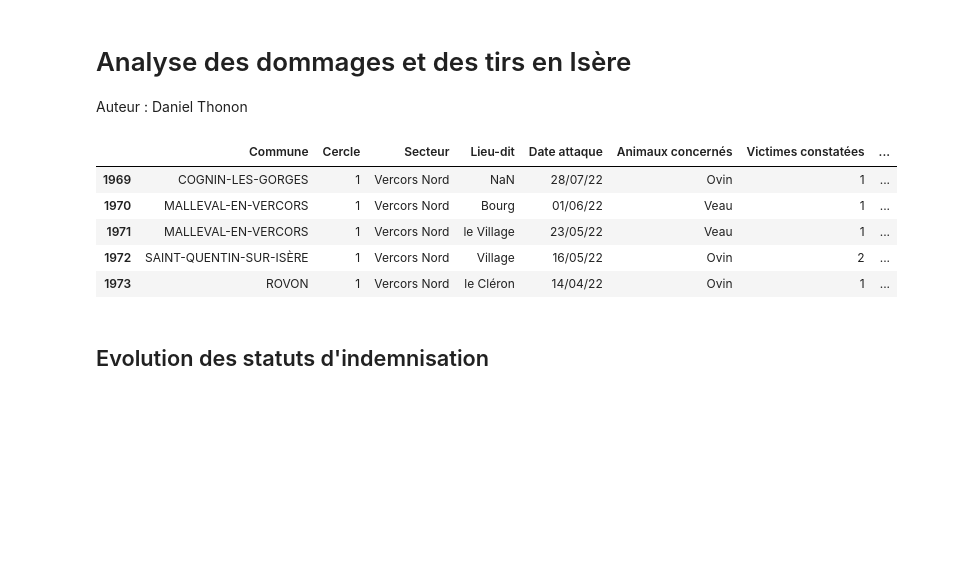
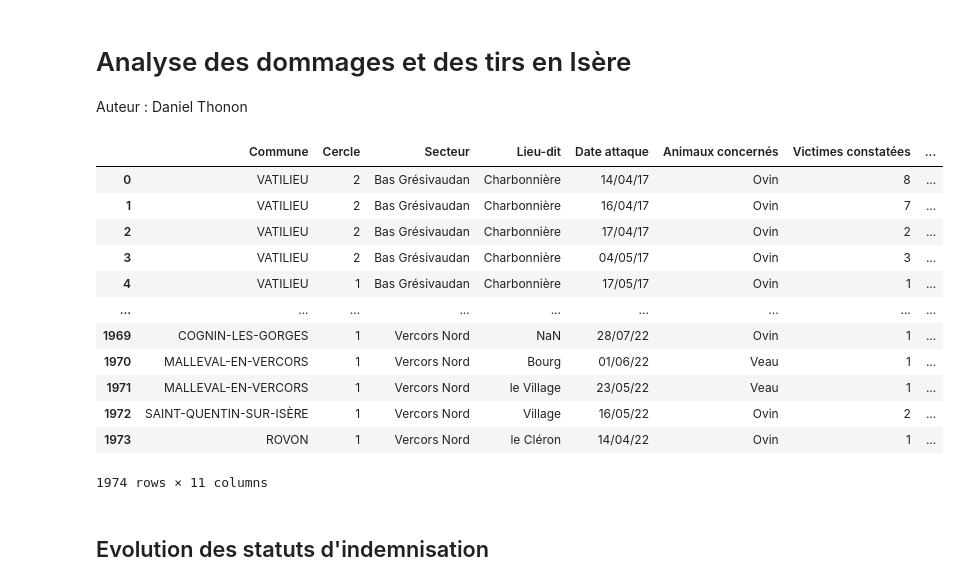
Before and after one commit to dthonon/pna_loup_suivi, a Jupyter notebook: notebook/Analyse-38.ipynb, the cells around one changed output. Drawn from its saved outputs; the diff is of its cells as text; code cells hidden in the pictures; blank space fills up the shorter version.

```diff
--- a/notebook/Analyse-38.ipynb
+++ b/notebook/Analyse-38.ipynb
@@ -21,39 +21,46 @@ constats = pd.read_csv(
         "Cercle",
         "Secteur",
         "Lieu-dit",
         "Date attaque",
         "Num semaine",
         "Animaux concernés",
         "Victimes constatées",
         "Taille troupeau ou lot",
         "Conclusion expertise",
         "Indemnisation",
         "Protocole",
         "Num AP tir",
         "Année",
     ],
     usecols=[
         "Commune",
         "Cercle",
         "Secteur",
         "Lieu-dit",
         "Date attaque",
         "Animaux concernés",
         "Victimes constatées",
         "Taille troupeau ou lot",
         "Conclusion expertise",
         "Indemnisation",
         "Année",
     ]
 )
-constats.tail()
+constats
 # %% [output]
 |  | Commune | Cercle | Secteur | Lieu-dit | Date attaque | Animaux concernés | Victimes constatées | ... |
+| 0 | VATILIEU | 2 | Bas Grésivaudan | Charbonnière | 14/04/17 | Ovin | 8 | ... |
+| 1 | VATILIEU | 2 | Bas Grésivaudan | Charbonnière | 16/04/17 | Ovin | 7 | ... |
+| 2 | VATILIEU | 2 | Bas Grésivaudan | Charbonnière | 17/04/17 | Ovin | 2 | ... |
+| 3 | VATILIEU | 2 | Bas Grésivaudan | Charbonnière | 04/05/17 | Ovin | 3 | ... |
+| 4 | VATILIEU | 1 | Bas Grésivaudan | Charbonnière | 17/05/17 | Ovin | 1 | ... |
+| ... | ... | ... | ... | ... | ... | ... | ... | ... |
 | 1969 | COGNIN-LES-GORGES | 1 | Vercors Nord | NaN | 28/07/22 | Ovin | 1 | ... |
 | 1970 | MALLEVAL-EN-VERCORS | 1 | Vercors Nord | Bourg | 01/06/22 | Veau | 1 | ... |
 | 1971 | MALLEVAL-EN-VERCORS | 1 | Vercors Nord | le Village | 23/05/22 | Veau | 1 | ... |
 | 1972 | SAINT-QUENTIN-SUR-ISÈRE | 1 | Vercors Nord | Village | 16/05/22 | Ovin | 2 | ... |
 | 1973 | ROVON | 1 | Vercors Nord | le Cléron | 14/04/22 | Ovin | 1 | ... |
+1974 rows × 11 columns
 # %% [markdown]
 ## Evolution des statuts d'indemnisation
 # %%
```
Also changed, not shown: parts of 4 cells of this notebook, 2 other files.
